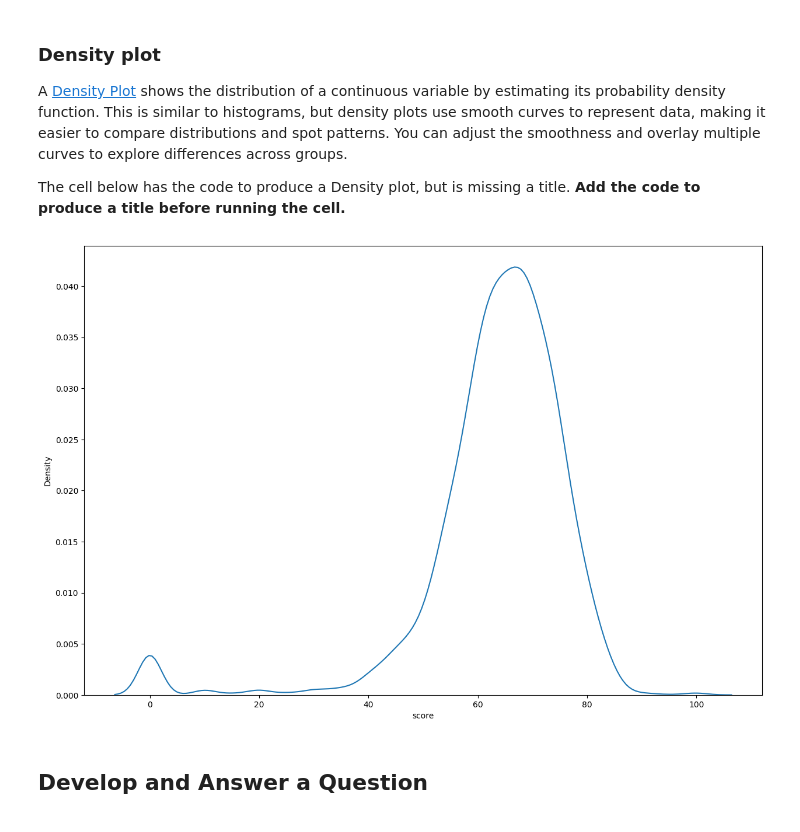
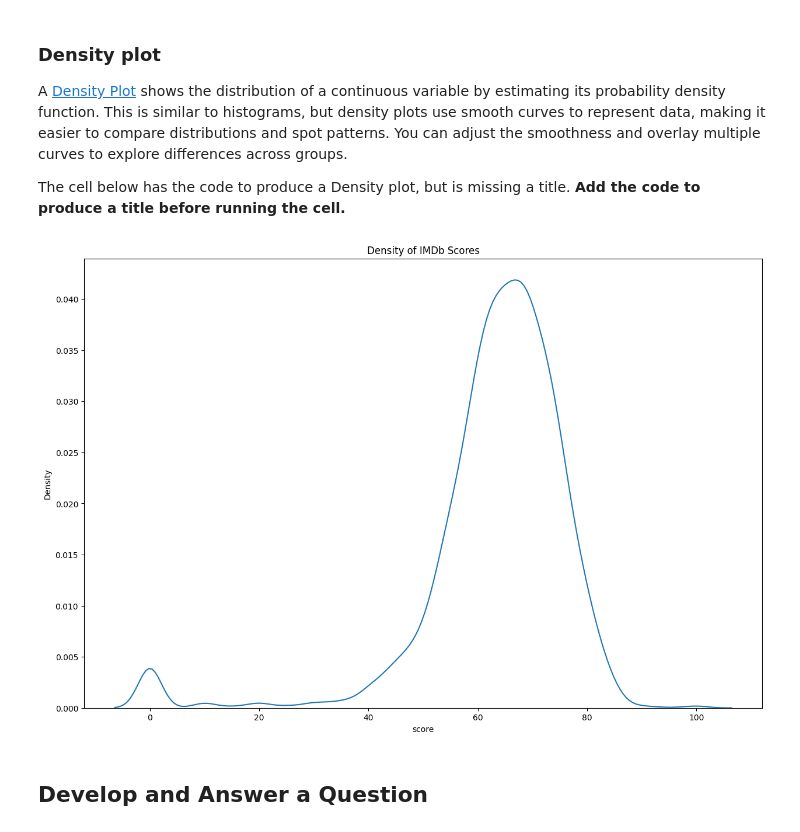
Before and after one commit to elliehawkins/DS1001-LABS-Projects, a Jupyter notebook: LABS-06_Design-2 (5).ipynb, the cells around one changed output. Cells and saved outputs as stored; diff of their text form; code cells hidden in the pictures.

```diff
--- a/LABS-06_Design-2 (5).ipynb
+++ b/LABS-06_Design-2 (5).ipynb
@@ -188,12 +188,13 @@ The cell below has the code to produce a Density plot, but is missing a title. *
 # %%
 x = data['score']
 plt.figure(figsize=(15, 10))
 sns.kdeplot(data=data, x="score")
 
 ## ADD CODE TO PRODUCE TITLE HERE
+plt.title("Density of IMDb Scores")
 plt.show()
 # %% [output]
-[figure, old version]
+[figure, new version]
 # %% [markdown]
 ## Develop and Answer a Question
 # %%
```
Also changed, not shown: parts of 1 cell of this notebook.
